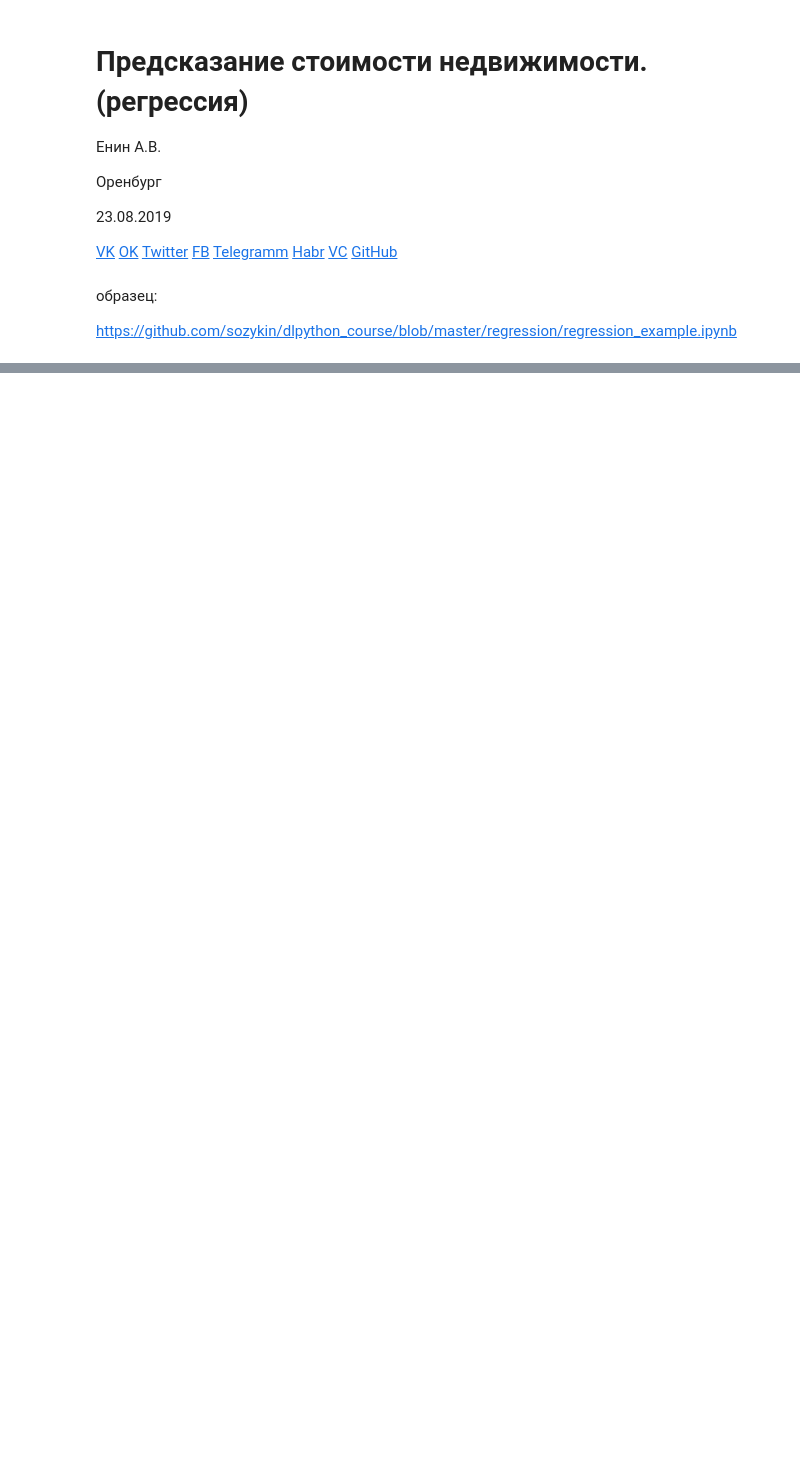
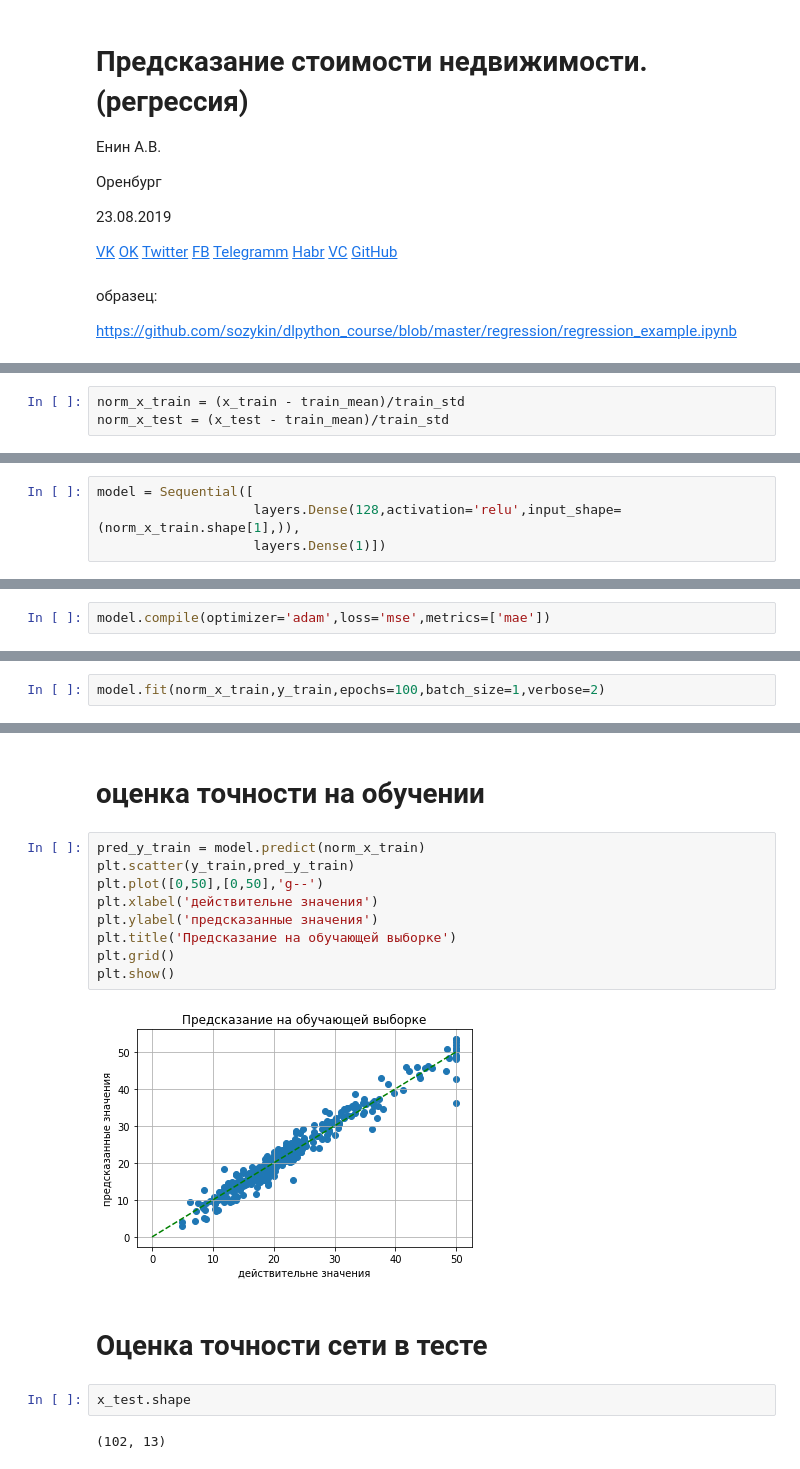
Before and after one commit to prog815/lernDLpython, a Jupyter notebook: regression_example_boston_housing.ipynb, the cells around one changed output, grey strips where cells are left out. Drawn from its saved outputs; the diff is of its cells as text; blank space fills up the shorter version.

```diff
--- a/regression_example_boston_housing.ipynb
+++ b/regression_example_boston_housing.ipynb
@@ -23,0 +78,3 @@ https://github.com/sozykin/dlpython_course/blob/master/regression/regression_exa
+# %%
+norm_x_train = (x_train - train_mean)/train_std
+norm_x_test = (x_test - train_mean)/train_std
@@ -23,0 +83,4 @@ https://github.com/sozykin/dlpython_course/blob/master/regression/regression_exa
+# %%
+model = Sequential([
+                    layers.Dense(128,activation='relu',input_shape=(norm_x_train.shape[1],)),
+                    layers.Dense(1)])
@@ -23,0 +94,2 @@ https://github.com/sozykin/dlpython_course/blob/master/regression/regression_exa
+# %%
+model.compile(optimizer='adam',loss='mse',metrics=['mae'])
@@ -23,0 +114,2 @@ https://github.com/sozykin/dlpython_course/blob/master/regression/regression_exa
+# %%
+model.fit(norm_x_train,y_train,epochs=100,batch_size=1,verbose=2)
@@ -23,0 +138,19 @@ https://github.com/sozykin/dlpython_course/blob/master/regression/regression_exa
+# %% [markdown]
+# оценка точности на обучении
+# %%
+pred_y_train = model.predict(norm_x_train)
+plt.scatter(y_train,pred_y_train)
+plt.plot([0,50],[0,50],'g--')
+plt.xlabel('действительне значения')
+plt.ylabel('предсказанные значения')
+plt.title('Предсказание на обучающей выборке')
+plt.grid()
+plt.show()
+# %% [output]
+[figure, added]
+# %% [markdown]
+# Оценка точности сети в тесте
+# %%
+x_test.shape
+# %% [output]
+(102, 13)
```
Also changed, not shown: parts of 22 cells of this notebook.
